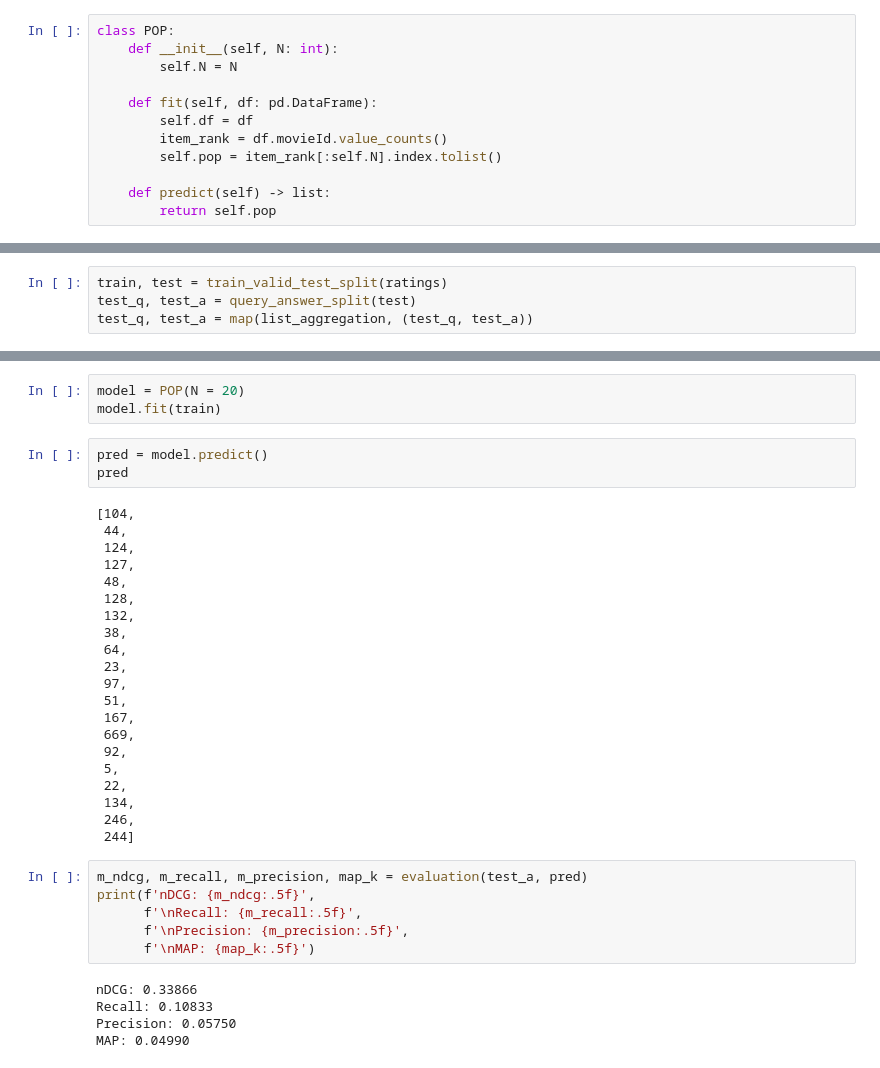
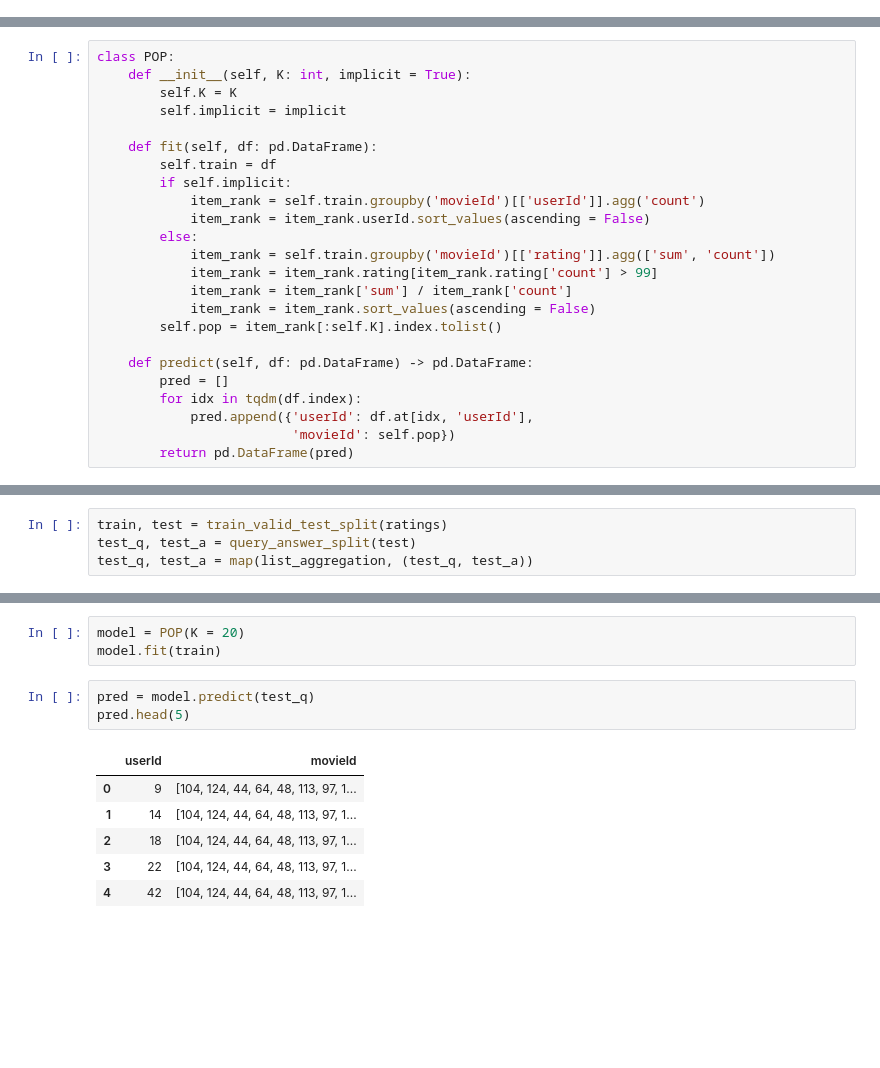
Before and after one commit to ivoryRabbit/RecSys, a Jupyter notebook: 1.POP.ipynb, the cells around one changed output, grey strips where cells are left out. Drawn from its saved outputs; the diff is of its cells as text; blank space fills up the shorter version.

```diff
--- a/1.POP.ipynb
+++ b/1.POP.ipynb
@@ -109,15 +107,3 @@ def query_answer_split(df: pd.DataFrame) -> pd.DataFrame:
 
 def list_aggregation(df: pd.DataFrame) -> pd.DataFrame:
     return df.groupby('userId', as_index = False)[['movieId', 'rating']].agg(list)
-# %%
-class POP:
-    def __init__(self, N: int):
-        self.N = N
-
-    def fit(self, df: pd.DataFrame):
-        self.df = df
-        item_rank = df.movieId.value_counts()
-        self.pop = item_rank[:self.N].index.tolist()
-
-    def predict(self) -> list:
-        return self.pop
@@ -171,0 +110,24 @@ def evaluation(true: pd.DataFrame, pred):
+# %%
+class POP:
+    def __init__(self, K: int, implicit = True):
+        self.K = K
+        self.implicit = implicit
+
+    def fit(self, df: pd.DataFrame):
+        self.train = df
+        if self.implicit:
+            item_rank = self.train.groupby('movieId')[['userId']].agg('count')
+            item_rank = item_rank.userId.sort_values(ascending = False)
+        else:
+            item_rank = self.train.groupby('movieId')[['rating']].agg(['sum', 'count'])
+            item_rank = item_rank.rating[item_rank.rating['count'] > 99]
+            item_rank = item_rank['sum'] / item_rank['count']
+            item_rank = item_rank.sort_values(ascending = False)
+        self.pop = item_rank[:self.K].index.tolist()
+
+    def predict(self, df: pd.DataFrame) -> pd.DataFrame:
+        pred = []
+        for idx in tqdm(df.index):
+            pred.append({'userId': df.at[idx, 'userId'],
+                         'movieId': self.pop})
+        return pd.DataFrame(pred)
@@ -176,38 +225,13 @@ test_q, test_a = map(list_aggregation, (test_q, test_a))
 # %%
-model = POP(N = 20)
+model = POP(K = 20)
 model.fit(train)
 # %%
-pred = model.predict()
-pred
+pred = model.predict(test_q)
+pred.head(5)
 # %% [output]
-[104,
- 44,
- 124,
- 127,
- 48,
- 128,
- 132,
- 38,
- 64,
- 23,
- 97,
- 51,
- 167,
- 669,
- 92,
- 5,
- 22,
- 134,
- 246,
- 244]
+|  | userId | movieId |
+| 0 | 9 | [104, 124, 44, 64, 48, 113, 97, 1... |
+| 1 | 14 | [104, 124, 44, 64, 48, 113, 97, 1... |
+| 2 | 18 | [104, 124, 44, 64, 48, 113, 97, 1... |
+| 3 | 22 | [104, 124, 44, 64, 48, 113, 97, 1... |
+| 4 | 42 | [104, 124, 44, 64, 48, 113, 97, 1... |
-# %%
-m_ndcg, m_recall, m_precision, map_k = evaluation(test_a, pred)
-print(f'nDCG: {m_ndcg:.5f}',
-      f'\nRecall: {m_recall:.5f}',
-      f'\nPrecision: {m_precision:.5f}',
-      f'\nMAP: {map_k:.5f}')
-# %% [output]
-nDCG: 0.33866
-Recall: 0.10833
-Precision: 0.05750
-MAP: 0.04990
```
Also changed, not shown: parts of 15 cells of this notebook.
